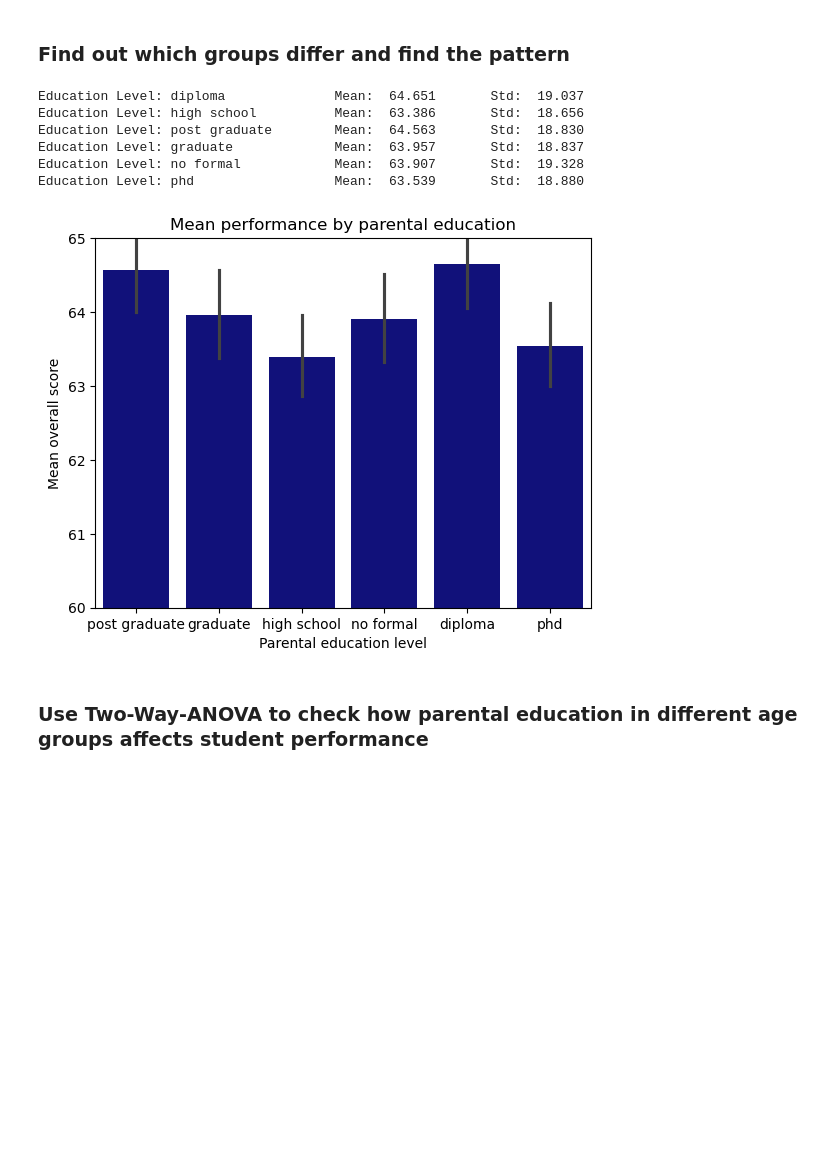
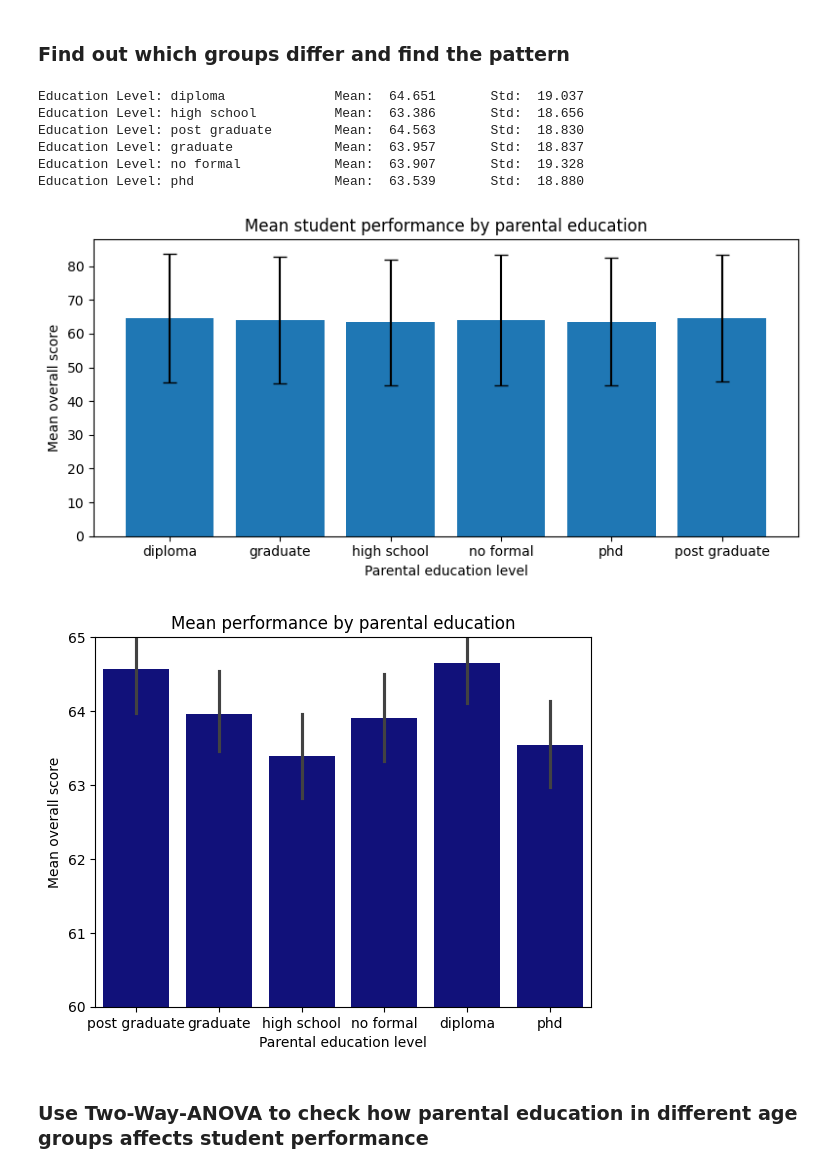
Before and after one commit to enricoglr/Computational-Statistics, a Jupyter notebook: student_performance_analysis.ipynb, the cells around one changed output. Cells and saved outputs as stored; diff of their text form; code cells hidden in the pictures; blank space fills up the shorter version.

Commit message:
add a diagramm, fix some typos

```diff
--- a/student_performance_analysis.ipynb
+++ b/student_performance_analysis.ipynb
@@ -174,33 +174,60 @@ Reject the Null-Hypothesis: Parental education has a significant impact on stude
 # %%
 for title, group in parent_edu_df_map.items():
   print(
     f"Education Level: {title:<20} "
     f"Mean: {group['overall_score'].mean():>7.3f}       "
     f"Std: {group['overall_score'].std():>7.3f}"
   )
 
-##TODO: replace with a nicer visual representation
+summary = (
+    df.groupby("parent_education")["overall_score"]
+      .agg(mean="mean", std="std")
+      .reset_index()
+)
+
+
+import matplotlib.pyplot as plt
+
+plt.figure(figsize=(8, 4))
+
+plt.bar(
+    summary["parent_education"],
+    summary["mean"],
+    yerr=summary["std"],
+    capsize=5
+)
+
+plt.xlabel("Parental education level")
+plt.ylabel("Mean overall score")
+plt.title("Mean student performance by parental education")
+
+plt.tight_layout()
+plt.show()
+
+
+
 
 sns.barplot(
     data=df,
     x="parent_education",
     y="overall_score",
     color=config.color
 )
 
 plt.ylim(60, 65)
 plt.xlabel("Parental education level")
 plt.ylabel("Mean overall score")
 plt.title("Mean performance by parental education")
 plt.show()
 # %% [output]
 Education Level: diploma              Mean:  64.651       Std:  19.037
 Education Level: high school          Mean:  63.386       Std:  18.656
 Education Level: post graduate        Mean:  64.563       Std:  18.830
 Education Level: graduate             Mean:  63.957       Std:  18.837
 Education Level: no formal            Mean:  63.907       Std:  19.328
 Education Level: phd                  Mean:  63.539       Std:  18.880
-[figure, old version]
+[figure, new version]
+[figure, added]
 # %% [markdown]
 ### Use Two-Way-ANOVA to check how parental education in different age groups affects student performance
 # %%
```
Also changed, not shown: parts of 6 cells of this notebook, 1 other file.
